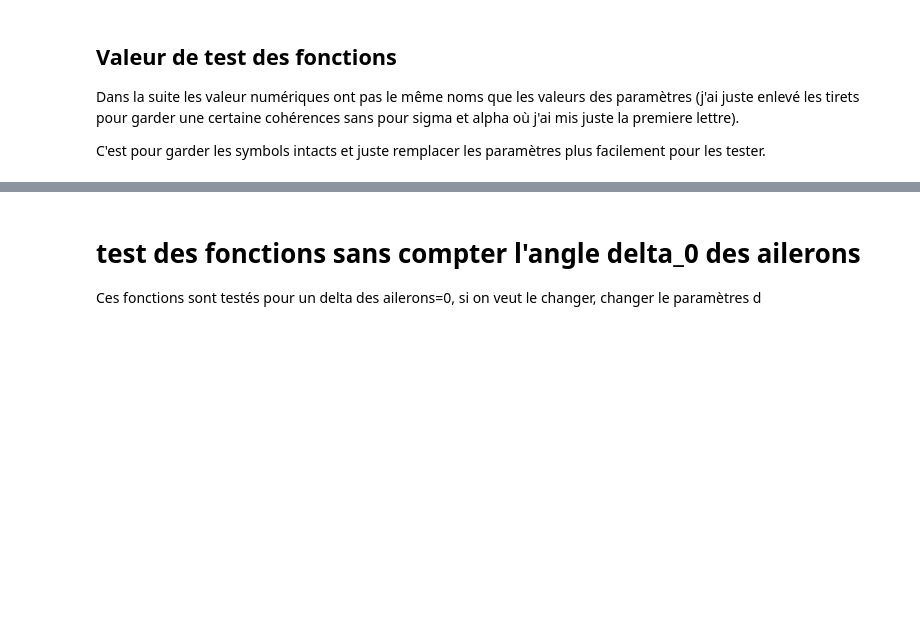
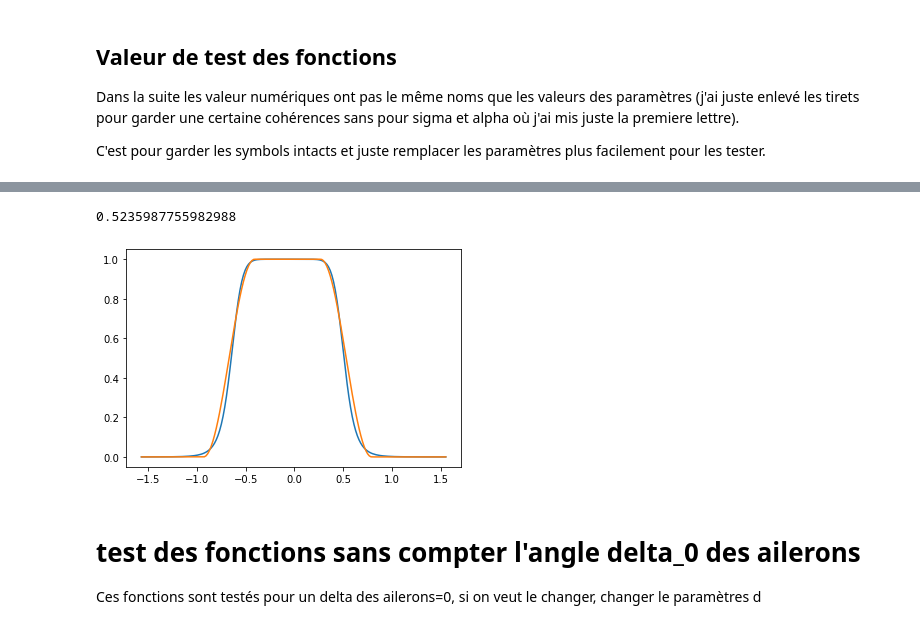
Before and after one commit to altlnt/Avion-Simulation-Identification, a Jupyter notebook: Modelization/coef_aero_equation.ipynb, the cells around one changed output, grey strips where cells are left out. Saved outputs shown, nothing was run; the diff lists cells and outputs as text; code cells hidden in the pictures; blank space fills up the shorter version.

```diff
--- a/Modelization/coef_aero_equation.ipynb
+++ b/Modelization/coef_aero_equation.ipynb
@@ -118,3 +118,17 @@ plt.legend()
+# %%
+a_s=0.34
+a0 =0.07
+delta_s=30*np.pi/180
+p=5
+function=[]
+for x in a:
+    u = ((x+a0)**2/a_s**2)
+    function.append(1- u**p / (u**p +100+200*delta_s))
+plt.plot(a, function, a, S)
+print((delta_s))
+# %% [output]
+0.5235987755982988
+[figure, added]
 # %% [markdown]
 # test des fonctions sans compter l'angle delta_0 des ailerons
 Ces fonctions sont testés pour un delta des ailerons=0, si on veut le changer, changer le paramètres d
```
Also changed, not shown: parts of 1 cell of this notebook, 8 other files.
